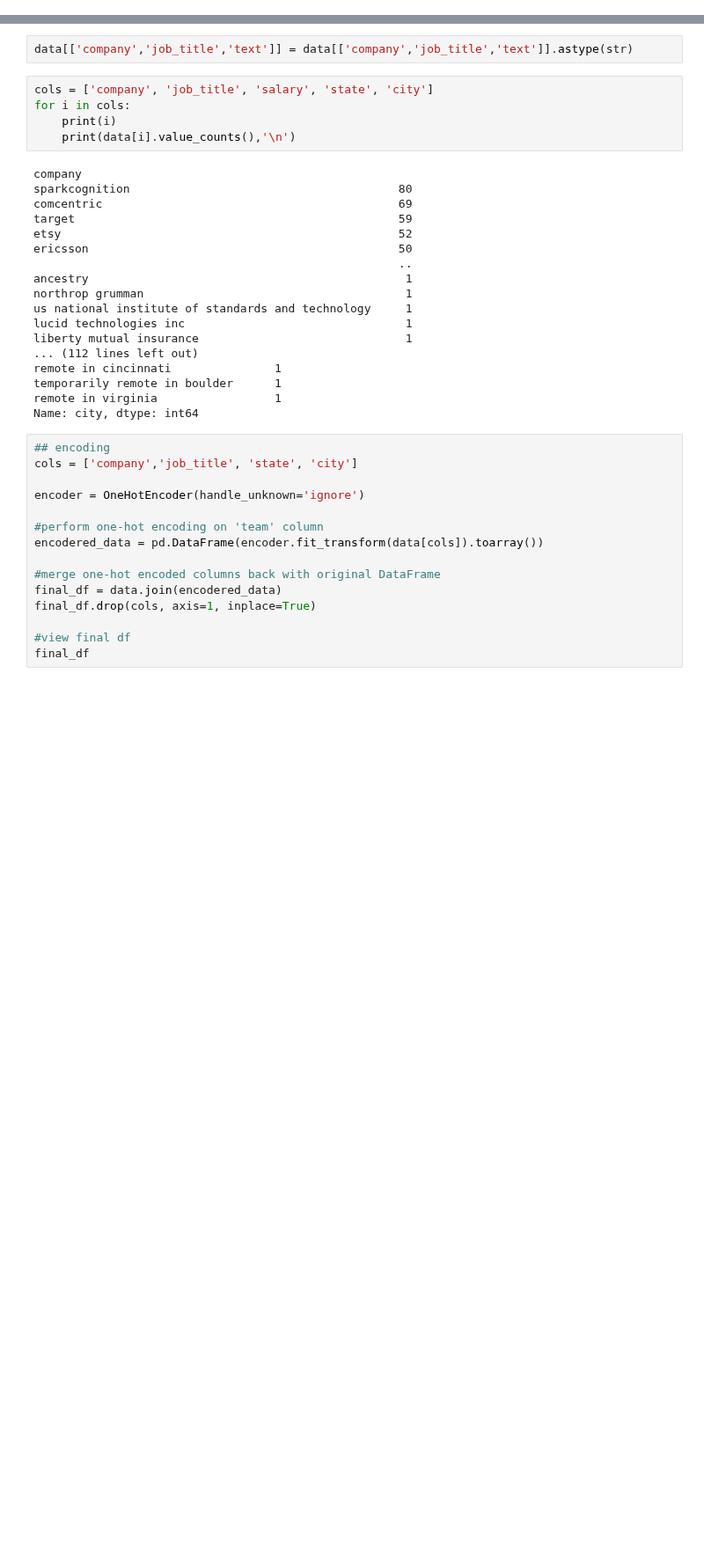
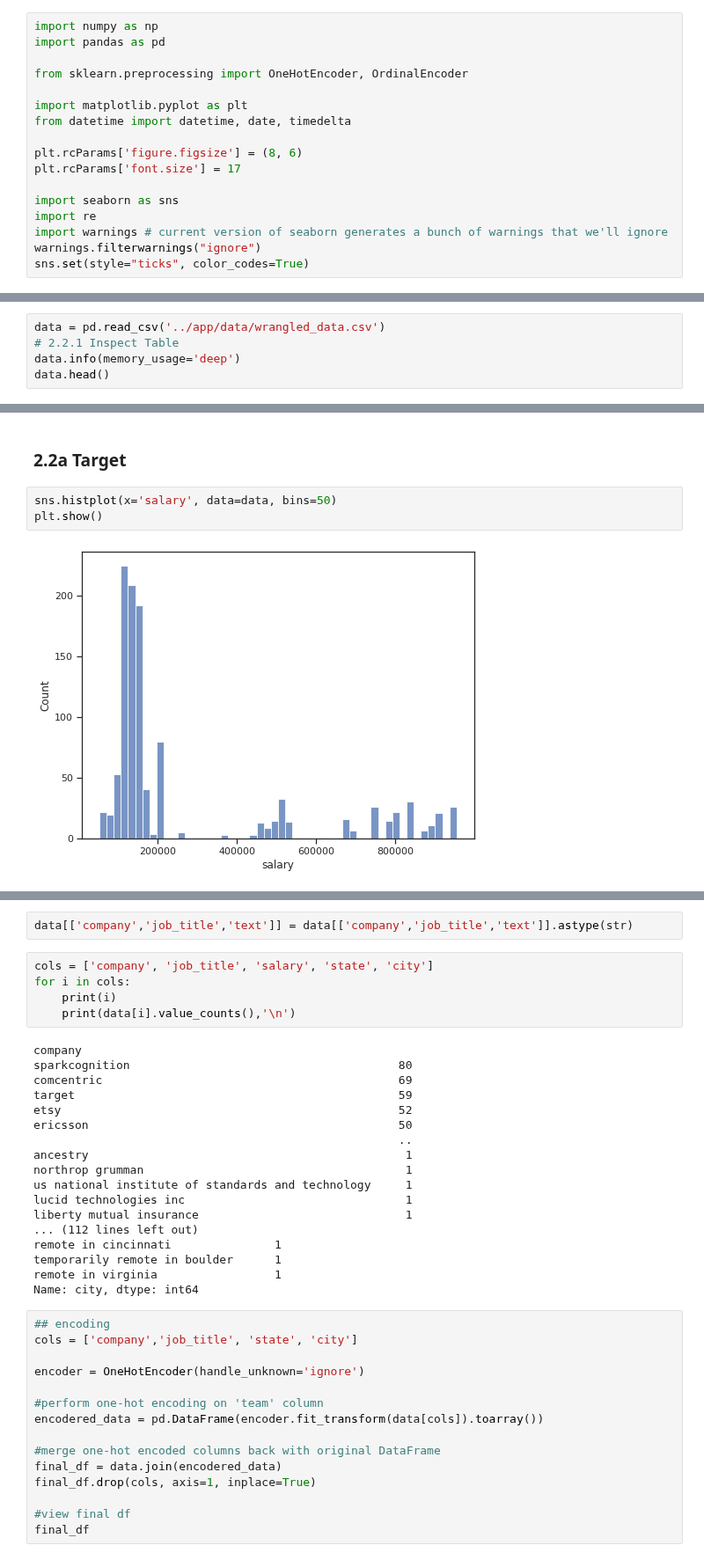
Before and after one commit to 333Kenji/indeedjobscraper, a Jupyter notebook: docs/2_EDA_NLP_Encoding.ipynb, the cells around one changed output, grey strips where cells are left out. Shown at 88% size. Drawn from its saved outputs; the diff is of its cells as text; blank space fills up the shorter version.

```diff
--- a/docs/2_EDA_NLP_Encoding.ipynb
+++ b/docs/2_EDA_NLP_Encoding.ipynb
@@ -4,0 +1,17 @@ from sklearn.preprocessing import OneHotEncoder, OrdinalEncoder
+# %%
+import numpy as np
+import pandas as pd
+
+from sklearn.preprocessing import OneHotEncoder, OrdinalEncoder
+
+import matplotlib.pyplot as plt
+from datetime import datetime, date, timedelta
+
+plt.rcParams['figure.figsize'] = (8, 6)
+plt.rcParams['font.size'] = 17
+
+import seaborn as sns
+import re
+import warnings # current version of seaborn generates a bunch of warnings that we'll ignore
+warnings.filterwarnings("ignore")
+sns.set(style="ticks", color_codes=True)
@@ -4,0 +21,5 @@ from sklearn.preprocessing import OneHotEncoder, OrdinalEncoder
+# %%
+data = pd.read_csv('../app/data/wrangled_data.csv')
+# 2.2.1 Inspect Table
+data.info(memory_usage='deep')
+data.head()
@@ -4,0 +79,7 @@ from sklearn.preprocessing import OneHotEncoder, OrdinalEncoder
+# %% [markdown]
+### 2.2a Target
+# %%
+sns.histplot(x='salary', data=data, bins=50)
+plt.show()
+# %% [output]
+[figure, added]
```
Also changed, not shown: parts of 13 cells of this notebook, 1 other file.
